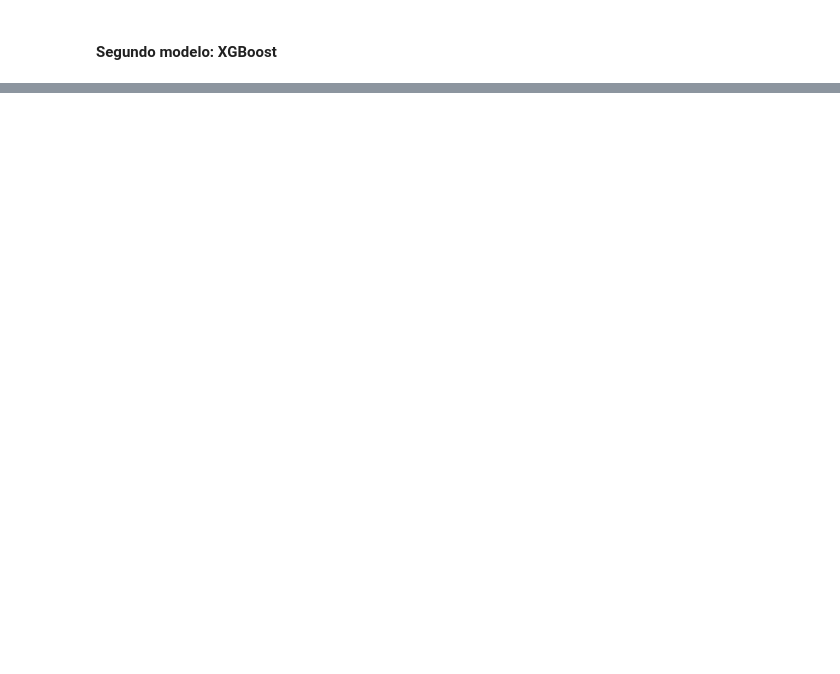
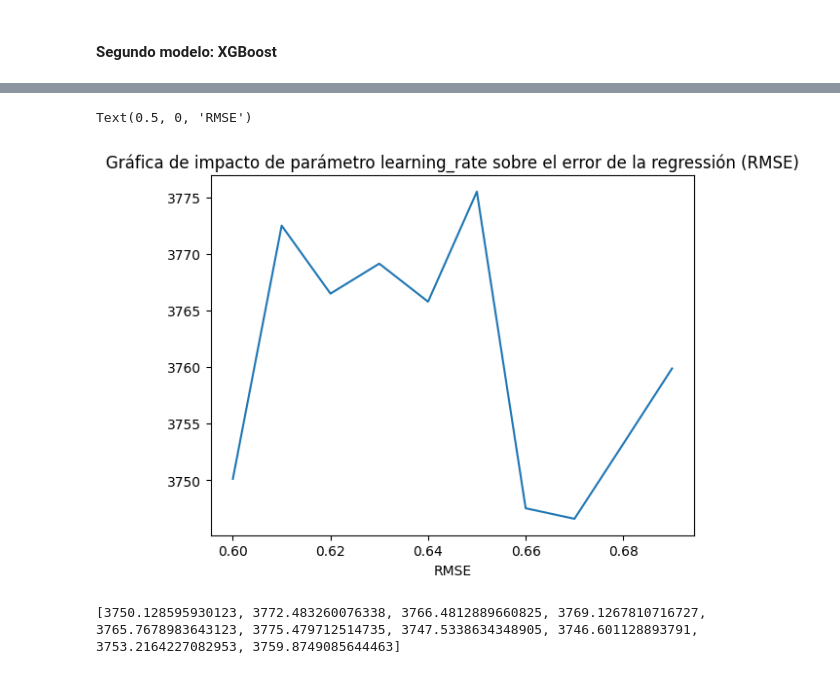
Before and after one commit to Raegar-dot/MIAD_NLP_2024, a Jupyter notebook: Semana 3/S3P1_proyecto1.ipynb, the cells around one changed output, grey strips where cells are left out. Drawn from its saved outputs; the diff is of its cells as text; code cells hidden in the pictures; blank space fills up the shorter version.

```diff
--- a/Semana 3/S3P1_proyecto1.ipynb
+++ b/Semana 3/S3P1_proyecto1.ipynb
@@ -412,0 +529,24 @@ print("RMSE: ", np.sqrt(mean_squared_error(y_test1, y_pred)))
+# %%
+# Lista de valores del parámetro learning_rate_range a probar
+learning_rate_range = [0.60, 0.61, 0.62, 0.63, 0.64, 0.65, 0.66, 0.67, 0.68, 0.69]
+rmse_scores = []
+
+# Inicialización del modelo de ensamblaje de XGBRegressor usando k-folds cross-validation con k = 10
+for parameter in learning_rate_range:
+    randomforest2 = XGBRegressor(learning_rate = parameter, random_state = 1, n_jobs = -1)
+    randomforest2 = randomforest2.fit(X_train1, y_train1)
+    y_pred = randomforest2.predict(X_test1)
+    rmse_scores.append(np.sqrt(mean_squared_error(y_test1, y_pred)))
+
+# Graficar impacto de la variable learning_rate con la métrica de RMSE
+plt.plot(learning_rate_range, rmse_scores)
+plt.title('Gráfica de impacto de parámetro learning_rate sobre el error de la regressión (RMSE)')
+plt.xlabel('learning_rate')
+plt.xlabel('RMSE')
+# %% [output]
+Text(0.5, 0, 'RMSE')
+[figure, added]
+# %%
+print(rmse_scores)
+# %% [output]
+[3750.128595930123, 3772.483260076338, 3766.4812889660825, 3769.1267810716727, 3765.7678983643123, 3775.479712514735, 3747.5338634348905, 3746.601128893791, 3753.2164227082953, 3759.8749085644463]
```
Also changed, not shown: parts of 17 cells of this notebook.
